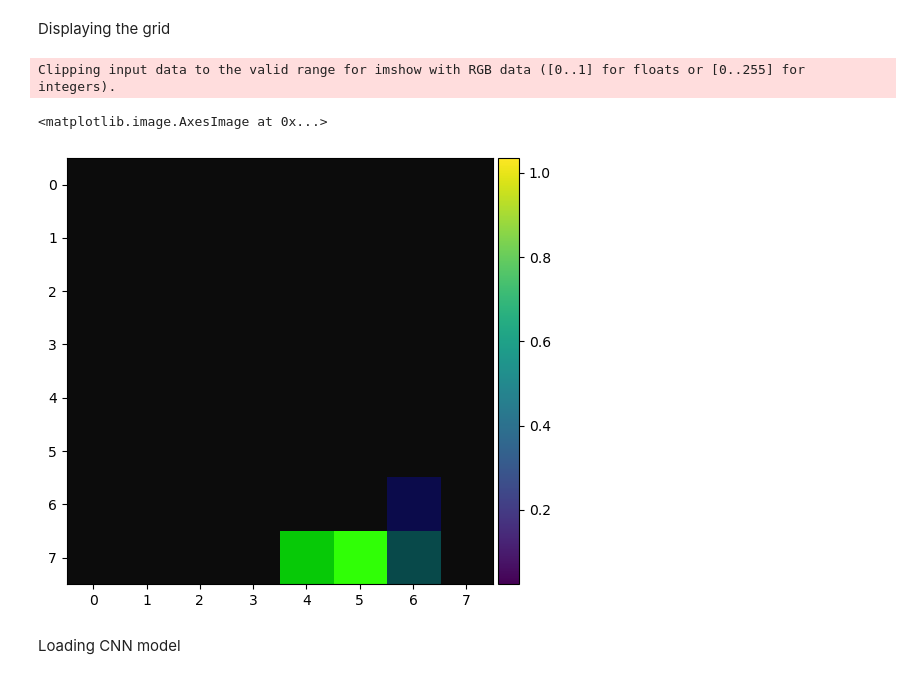
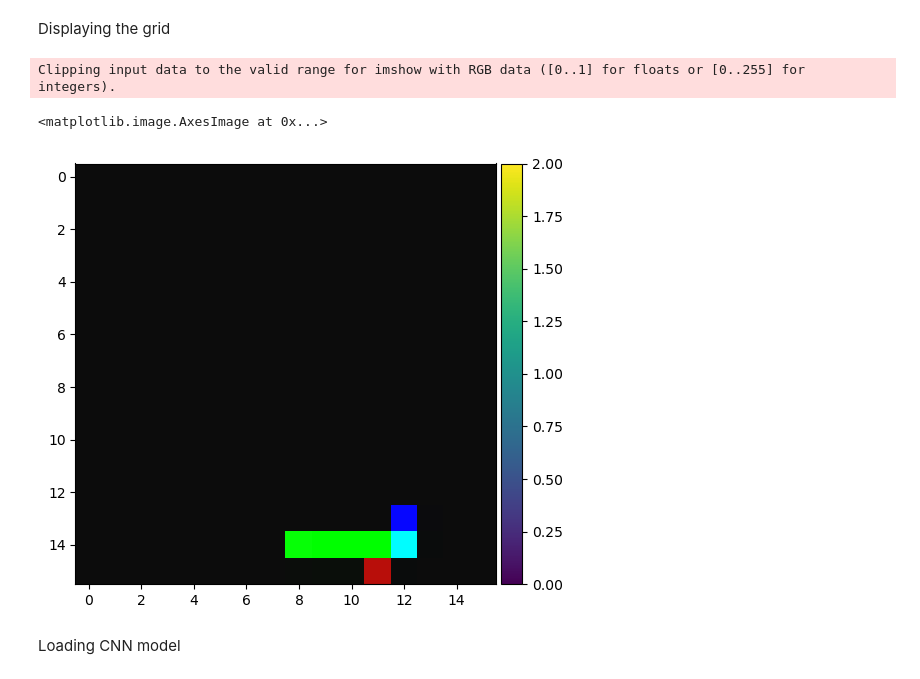
Before and after one commit to MaltheT/dl-project-grp21, a Jupyter notebook: src/snake_trainer_transfer.ipynb, the cells around one changed output. Saved outputs shown, nothing was run; the diff lists cells and outputs as text; code cells hidden in the pictures.

```diff
--- a/src/snake_trainer_transfer.ipynb
+++ b/src/snake_trainer_transfer.ipynb
@@ -59,36 +78,36 @@ device = torch.device("cuda" if torch.cuda.is_available() else "cpu")
 Displaying the grid
 # %%
 resize = T.Compose([T.ToPILImage(),
-                    T.Resize(8, interpolation=Image.BOX),
+                    T.Resize(16, interpolation=Image.BOX),
                     T.ToTensor()])
 
 def get_screen(fromEnv):
     # Returned screen requested by gym is 400x600x3, but is sometimes larger
     # such as 800x1200x3. Transpose it into torch order (CHW).
     screen = fromEnv.render(mode='rgb_array').transpose((2, 0, 1))
 
     # Convert to float, rescale, convert to torch tensor
     # (this doesn't require a copy)
     screen = np.ascontiguousarray(screen, dtype=np.float32) / 255
     screen = torch.from_numpy(screen)
 
     # Resize, and add a batch dimension (BCHW)
     return resize(screen).unsqueeze(0)
     # return screen.unsqueeze(0)
 
 
 from skimage import io
 
 last_screen = get_screen(env16)
 env16.step(1)
 current_screen = get_screen(env16)
 img = current_screen + last_screen
 # print(np.round(img))
 io.imshow(img.squeeze(0).numpy().transpose(2, 1, 0))
 # %% [output]
 Clipping input data to the valid range for imshow with RGB data ([0..1] for floats or [0..255] for integers).
 <matplotlib.image.AxesImage at 0x...>
-[figure, old version]
+[figure, new version]
 # %% [markdown]
 Loading CNN model
 # %%
```
Also changed, not shown: parts of 13 cells of this notebook.
